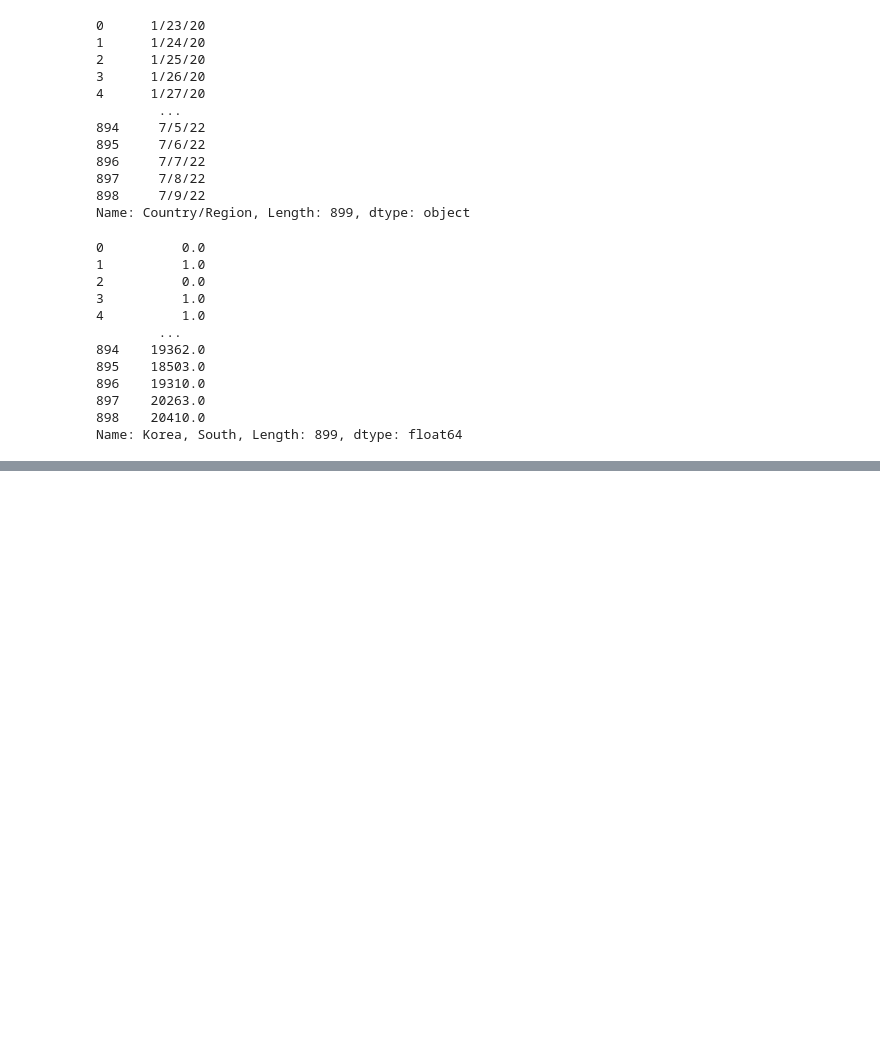
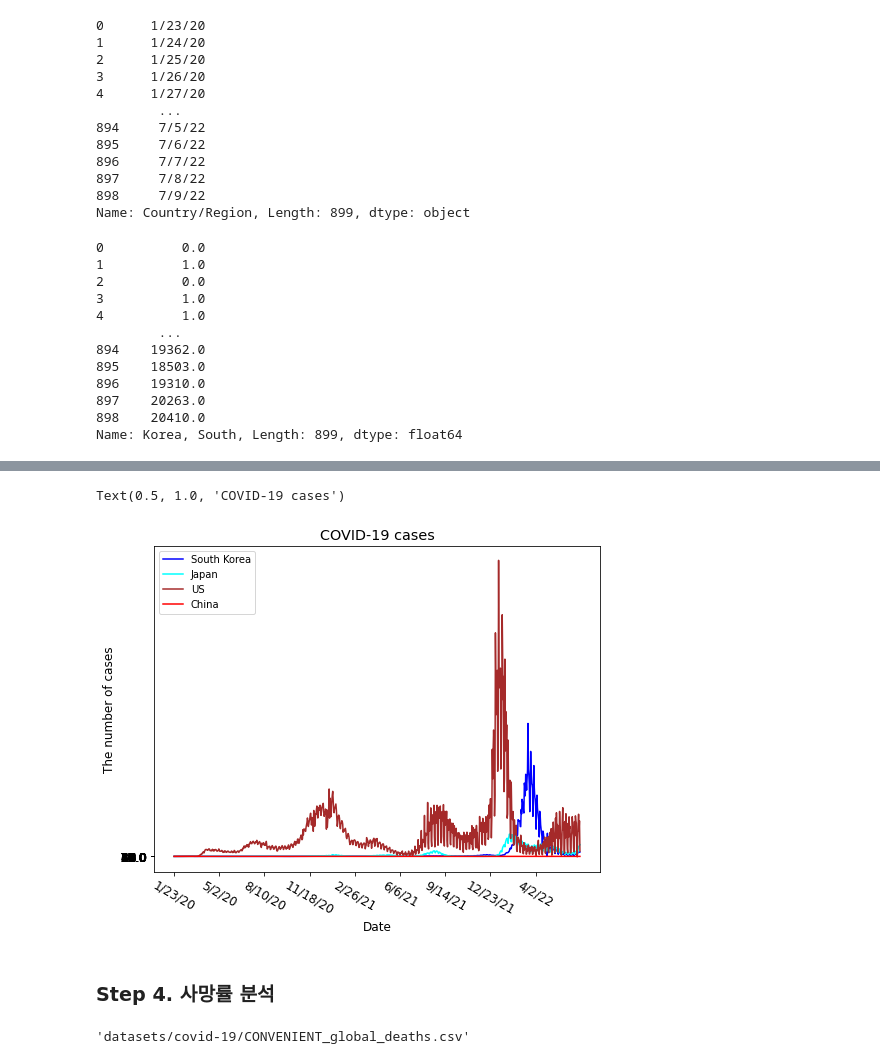
Before and after one commit to munhyunsu/Hobby, a Jupyter notebook: Lectures/2022-DataAnalysis-ChungnamScienceHighSchool/Case2.ipynb, the cells around one changed output, grey strips where cells are left out. Cells and saved outputs as stored; diff of their text form; code cells hidden in the pictures; blank space fills up the shorter version.

Commit message:
Death ratio

```diff
--- a/Lectures/2022-DataAnalysis-ChungnamScienceHighSchool/Case2.ipynb
+++ b/Lectures/2022-DataAnalysis-ChungnamScienceHighSchool/Case2.ipynb
@@ -180,0 +233,30 @@ Text(0.5, 1.0, 'COVID-19 cases in South Korea')
+# %%
+x = df.index
+xlab = df['Country/Region']
+y1 = df['Korea, South']
+y2 = df['Japan']
+y3 = df['US']
+y4 = df['China']
+# %%
+fig = plt.figure(figsize=(8, 6))
+ax = fig.add_subplot()
+ax.plot(x, y1, label='South Korea', color='blue')
+ax.plot(x, y2, label='Japan', color='cyan')
+ax.plot(x, y3, label='US', color='brown')
+ax.plot(x, y4, label='China', color='red')
+ax.set_xticks(x[::100], xlab[::100], rotation=-30)
+ax.tick_params(axis='both', labelsize='large')
+ax.set_xlabel('Date', fontsize='large')
+ax.set_ylabel('The number of cases', fontsize='large')
+ax.legend(loc='upper left')
+ax.set_title('COVID-19 cases', fontsize='x-large')
+# %% [output]
+Text(0.5, 1.0, 'COVID-19 cases')
+[figure, added]
+# %% [markdown]
+### Step 4. 사망률 분석
+# %%
+data_root2 = 'datasets/covid-19/CONVENIENT_global_deaths.csv'
+data_root2
+# %% [output]
+'datasets/covid-19/CONVENIENT_global_deaths.csv'
```
Also changed, not shown: parts of 18 cells of this notebook.
